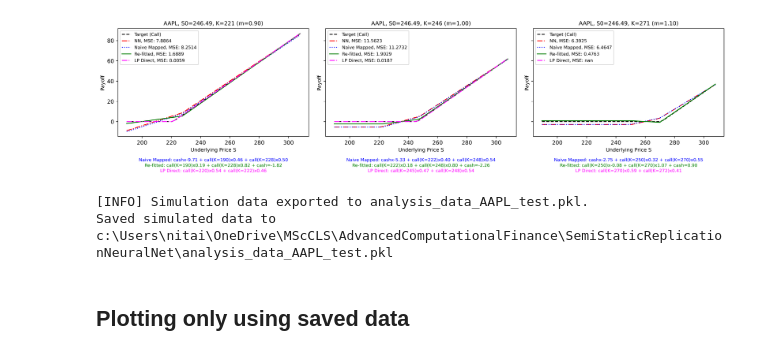
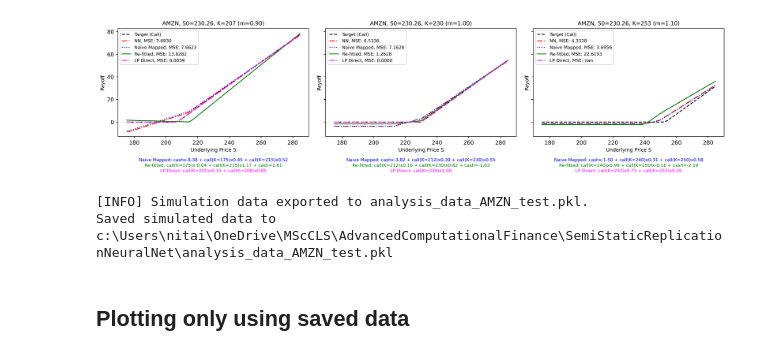
Before and after one commit to NitaiNijholt/SemiStaticReplicationNeuralNet, a Jupyter notebook: Endterm_results/Real_instrument_constrained_NN_simple_european_payoff_fit.ipynb, the cells around one changed output. Drawn from its saved outputs; the diff is of its cells as text; code cells hidden in the pictures.

Commit message:
Notebook including data

```diff
--- a/Endterm_results/Real_instrument_constrained_NN_simple_european_payoff_fit.ipynb
+++ b/Endterm_results/Real_instrument_constrained_NN_simple_european_payoff_fit.ipynb
@@ -480,9 +480,9 @@ def solve_lp_minimax(payoff_matrix, target_payoff, alpha_nonneg=True):
     # Solve LP
     status = prob.solve(pulp.PULP_CBC_CMD(msg=0))
 
-    # Check the solver status
-    if LpStatus[status] != 'Optimal':
-        raise ValueError(f"LP did not solve to an optimal solution (status = {LpStatus[status]}).")
+    # # Check the solver status
+    # if LpStatus[status] != 'Optimal':
+    #     raise ValueError(f"LP did not solve to an optimal solution (status = {LpStatus[status]}).")
 
     # Extract solutions
     alpha_sol = np.array([var.varValue for var in alpha_vars], dtype=float)
@@ -663,7 +663,7 @@ def run_single_experiment(
     all_instruments.append(('forward', None))
 
     min_call_strike = 0.9 * K_TARGET
-    max_call_strike = 1.15 * K_TARGET
+    max_call_strike = 1.2 * K_TARGET
 
     for _, row in calls_df.iterrows():
         strike = float(row['strike'])
@@ -978,7 +978,6 @@ def run_analysis_workflow(
             # If no preloaded data for this key, run the experiment
             if preloaded_data is None:
                 K_TARGET = int(S0_ago * m)
-                # run_single_experiment(...) => your own function
                 results = run_single_experiment(
                     S0=S0_ago,
                     K_TARGET=K_TARGET,
@@ -1030,7 +1029,6 @@ def run_analysis_workflow(
                 else:
                     mse_val = 0.0
 
-                # Format label
                 if '{mse' in label_template:
                     line_label = label_template.format(mse=mse_val)
                 else:
@@ -1152,10 +1150,6 @@ def run_analysis_workflow(
 ###########################################
 # Simulating
 ###########################################
-# Loading some pre-saved data
-with open("analysis_data.pkl", "rb") as f:
-    pre_data = pickle.load(f)
-
 # Full config that shows every payoff line and every replicating portfolio, can comment in our out to show different lines
 plot_config_all = {
         'lines': [
@@ -1174,15 +1168,15 @@ plot_config_all = {
         ]
     }
 
-export_file = "analysis_data_AAPL_test.pkl"
+export_file = "analysis_data_AMZN_test.pkl"
 
 analysis_results = run_analysis_workflow(
     moneyness_list=[0.9, 1.0, 1.1],
-    ticker_list=['AAPL'],
+    ticker_list=['AMZN'],
     expiration_date='2025-01-17',
     S0=100,
     period="1mo",
-    export_sim_data=True,               # <--- Important
+    export_sim_data=True,               # <--- TO export sim data
     export_filename=export_file,        # <--- Will save here
     plot_config=plot_config_all
 )
@@ -1205,6 +1195,6 @@ WARNING:tensorflow:5 out of the last 5 calls to <function TensorFlowTrainer.make
-[figure, old version]
+[figure, new version]
-[INFO] Simulation data exported to analysis_data_AAPL_test.pkl.
-Saved simulated data to c:\Users\nitai\OneDrive\MScCLS\AdvancedComputationalFinance\SemiStaticReplicationNeuralNet\analysis_data_AAPL_test.pkl
+[INFO] Simulation data exported to analysis_data_AMZN_test.pkl.
+Saved simulated data to c:\Users\nitai\OneDrive\MScCLS\AdvancedComputationalFinance\SemiStaticReplicationNeuralNet\analysis_data_AMZN_test.pkl
 # %% [markdown]
 ## Plotting only using saved data
 # %%
```
Also changed, not shown: parts of 2 cells of this notebook, 2 other files.
